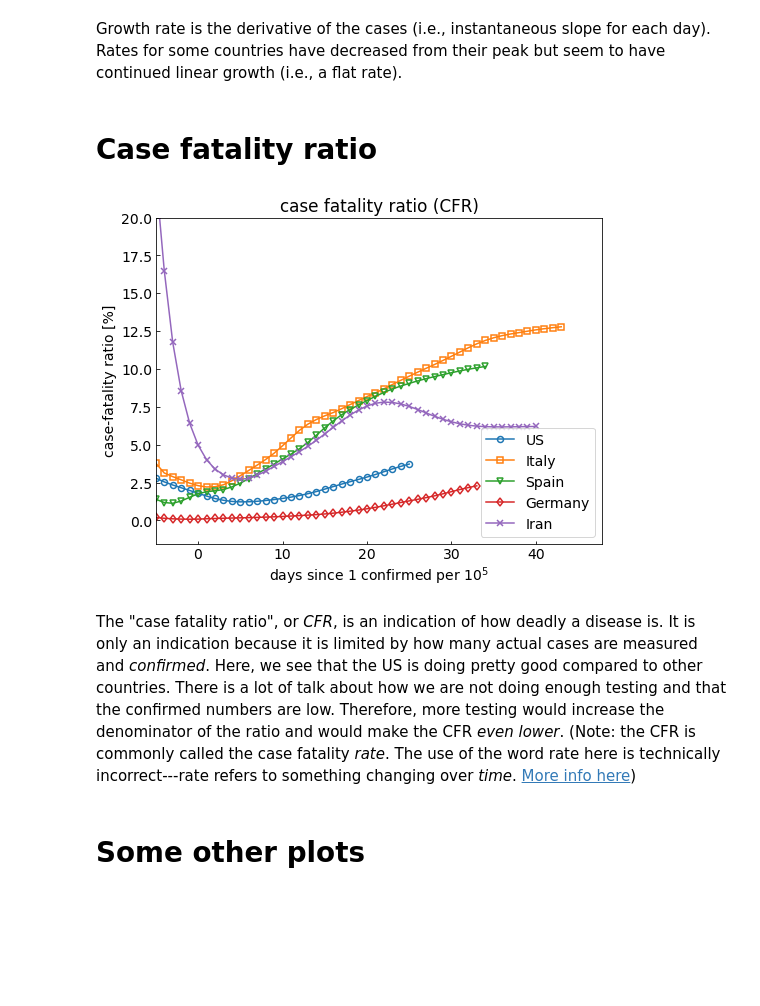
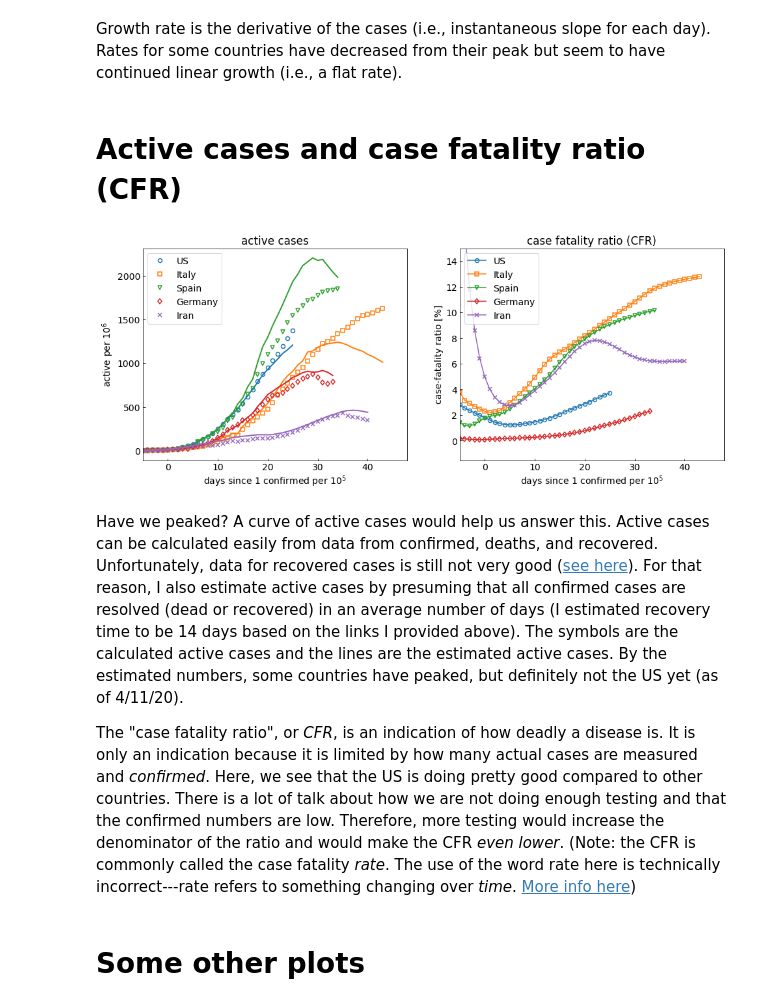
Before and after one commit to jjstickel/covid-19_ts_analysis, a Jupyter notebook: analyze_covide_time_series_notebook.ipynb, the cells around one changed output. Drawn from its saved outputs; the diff is of its cells as text; code cells hidden in the pictures; blank space fills up the shorter version.

Commit message:
add calculation/estimate of active cases

```diff
--- a/analyze_covide_time_series_notebook.ipynb
+++ b/analyze_covide_time_series_notebook.ipynb
@@ -84,3 +88,14 @@ initial doubling time for Iran was 4.19274 days
+# %%
+rectime = 14 # days, 1 day = 1 data point -- you can change this number to see the affect on estimated acive cases
+for country in countries:
+    ctryd = corona[country]
+    # calculate active cased based on JH data
+    ctryd["acv_pc"] = ctryd["cnf_pc"] - ctryd["dth_pc"] - ctryd["rec_pc"]
+    # estimate active cases based on an "average" recovery time
+    ctryd["acvest_pc"] = ctryd["cnf_pc"].copy()
+    ctryd["acvest_pc"][rectime:] = ctryd["acvest_pc"][rectime:] - ctryd["cnf_pc"][:-rectime]
+    # recovered estimate -- not sure of the value of this...
+    ctryd["recest_pc"] = ctryd["cnf_pc"] - ctryd["dth_pc"] - ctryd["acv_pc"]
 # %% [markdown]
 # Plotting
 # %%
@@ -206,22 +221,37 @@ title("growth rate of deaths");
 # %% [markdown]
 Growth rate is the derivative of the cases (i.e., instantaneous slope for each day). Rates for some countries have decreased from their peak but seem to have continued linear growth (i.e., a flat rate).
 # %% [markdown]
-# Case fatality ratio
+# Active cases and case fatality ratio (CFR)
 # %%
-N+=1; figure(N, figsize=(fw,fh))
+N+=1; figure(N, figsize=(2*fw,fh))
 clf()
+subplot(121)
+for i in range(nctry):
+    ctryd = corona[countries[i]]
+    days = ctryd["days"]
+    plot(days, ctryd["acv_pc"], sbl[i]+clr[i], mfc='none', mew=1.5, label=ctryd["name"])
+    plot(days, ctryd["acvest_pc"], "-"+clr[i], lw=2)
+#scaled_max = max([corona[country]['cnf_pc'].max() for country in countries])
+axis(xmin=-5)#, ymin=0-scaled_max*0.1, ymax=scaled_max*1.1)
+xlabel('days since %i confirmed per $10^%i$' % (clinv_dig, clinv_exp))
+ylabel("active per $10^%i$" % np.log10(mult))
+legend(loc='best')
+title("active cases")
+subplot(122)
 for i in range(nctry):
     ctryd = corona[countries[i]]
     plot(ctryd["days"], ctryd["dth_pc_h"]/ctryd["cnf_pc_h"]*100, "-"+sbl[i]+clr[i], mfc='none',
          mew=1.5, label=ctryd["name"])
-axis(xmin = -5, ymax=20)
+axis(xmin = -5, ymax=15)
 xlabel('days since %i confirmed per $10^%i$' % (clinv_dig, clinv_exp))
 ylabel("case-fatality ratio [%]")
 legend(loc="best")
 title("case fatality ratio (CFR)");
 # %% [output]
-[figure, old version]
+[figure, new version]
 # %% [markdown]
+Have we peaked? A curve of active cases would help us answer this. Active cases can be calculated easily from data from confirmed, deaths, and recovered. Unfortunately, data for recovered cases is still not very good ([see here](https://www.cnn.com/2020/04/04/health/recovery-coronavirus-tracking-data-explainer/index.html)). For that reason, I also estimate active cases by presuming that all confirmed cases are resolved (dead or recovered) in an average number of days (I estimated recovery time to be 14 days based on the links I provided above). The symbols are the calculated active cases and the lines are the estimated active cases. By the estimated numbers, some countries have peaked, but definitely not the US yet (as of 4/11/20).
+
 The "case fatality ratio", or *CFR*, is an indication of how deadly a disease is. It is only an indication because it is limited by how many actual cases are measured and *confirmed*. Here, we see that the US is doing pretty good compared to other countries. There is a lot of talk about how we are not doing enough testing and that the confirmed numbers are low. Therefore, more testing would increase the denominator of the ratio and would make the CFR *even lower*. (Note: the CFR is commonly called the case fatality *rate*. The use of the word rate here is technically incorrect---rate refers to something changing over *time*. [More info here](https://ourworldindata.org/coronavirus?fbclid=IwAR3zOvtt7gqkhitoHJ_lXDr3eDeE_JPtfukpOkY94PSaBm_hmrMvWCXWFpg#what-do-we-know-about-the-risk-of-dying-from-covid-19))
 # %% [markdown]
 # Some other plots
```
Also changed, not shown: parts of 1 cell of this notebook, 2 other files.
